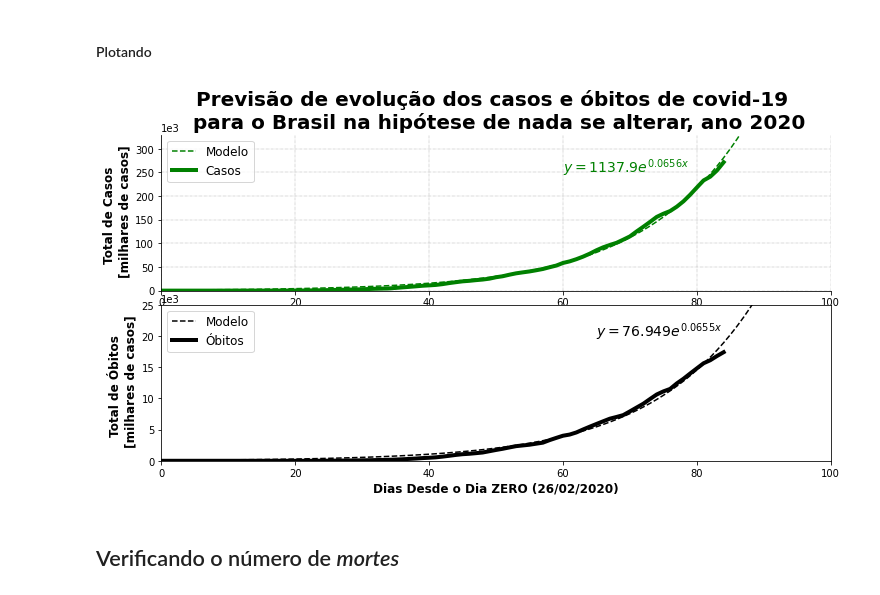
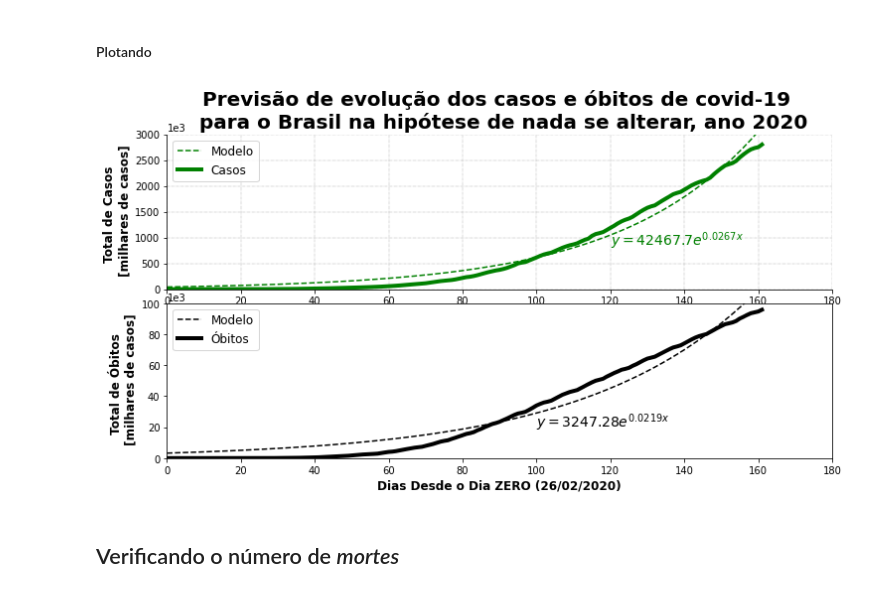
Before and after one commit to OliveiraVinic/covid19.pyhton.analysis, a Jupyter notebook: covid19_script.ipynb, the cells around one changed output. Saved outputs shown, nothing was run; the diff lists cells and outputs as text; code cells hidden in the pictures.

```diff
--- a/covid19_script.ipynb
+++ b/covid19_script.ipynb
@@ -275,7 +284,7 @@ def ajuste_modelo(df, coluna):
 
 #plotando o modelo
 def plot_model(A, B, cor):
-  i = np.arange(0, 100)
+  i = np.arange(0, 180)
   plt.plot(i, A*np.exp(B*i), '--' ,color=cor)
 # %% [markdown]
 -> y = exp(n2)*exp(n1.x)
@@ -286,43 +295,43 @@ plt.figure(figsize=(12,6))
 
 #figura dos números de casos
 ax1 = plt.subplot2grid((4,4), (0,0), colspan=4, rowspan=2)
-ax1.axis([0, 100, -1, 330000])
+ax1.axis([0, 180, -1, 3_000_000])
 fit_casos = ajuste_modelo(brazil_df, 'total_cases')
 plot_model(fit_casos[0], fit_casos[1], 'green')
 my_plots(brazil_df, 'total_cases', 'green', 'Casos')
 ax1.set_title('Previsão de evolução dos casos e óbitos de covid-19 \n para '\
               'o Brasil na hipótese de nada se alterar, ano 2020', fontsize=20,
               weight='bold')
 ax1.set_ylabel('Total de Casos \n [milhares de casos]', weight='bold', fontsize=12)
 ax1.ticklabel_format(axis='y', style='sci', scilimits=(3,3))
 ax1.spines['top'].set_visible(False)
 ax1.spines['right'].set_visible(False)
 ax1.grid(ls='-.', lw=0.45)
 ax1.legend(['Modelo', 'Casos'], fontsize=12, loc='upper left')
-ax1.text(60, 250000, '$y= %.1f e^{ %.4f x}$'%tuple(fit_casos), color='green',
+ax1.text(120, 850_000, '$y= %.1f e^{ %.4f x}$'%tuple(fit_casos), color='green',
          fontsize=14)
 
 #figura do números de óbitos
 ax2 = plt.subplot2grid((4,4), (2,0), colspan=4, rowspan=2)
-ax2.axis([0, 100, -1, 25000])
+ax2.axis([0, 180, -1, 100_000])
 fit_obitos = ajuste_modelo(brazil_df, 'total_deaths')
 plot_model(fit_obitos[0], fit_obitos[1], 'black')
 my_plots(brazil_df, 'total_deaths', 'black', 'Óbito')
 ax2.set_xlabel('Dias Desde o Dia ZERO (26/02/2020)', weight='bold', fontsize=12)
 ax2.set_ylabel('Total de Óbitos \n [milhares de casos]', weight='bold', fontsize=12)
 ax2.ticklabel_format(axis='y', style='sci', scilimits=(3,3))
 ax1.spines['top'].set_visible(False)
 ax1.spines['right'].set_visible(False)
 ax1.grid(ls='-.', lw=0.45)
 ax2.legend(['Modelo', 'Óbitos'], fontsize=12, loc='upper left')
-ax2.text(65, 20000, '$y= %.3f e^{ %.4f x}$'%tuple(fit_obitos), color='black',
+ax2.text(100, 20000, '$y= %.2f e^{ %.4f x}$'%tuple(fit_obitos), color='black',
          fontsize=14)
 
 
 #plt.show()
-plt.savefig("estimativa_brasil-2020.05.20.png", bbox_inches='tight', dpi=600)
+plt.savefig("estimativa_brasil-2020.08.05.png", bbox_inches='tight', dpi=600)
 # %% [output]
-[figure, old version]
+[figure, new version]
 # %% [markdown]
 ## Verificando o número de *mortes*
 # %% [markdown]
```
Also changed, not shown: parts of 11 cells of this notebook, 3 other files.
